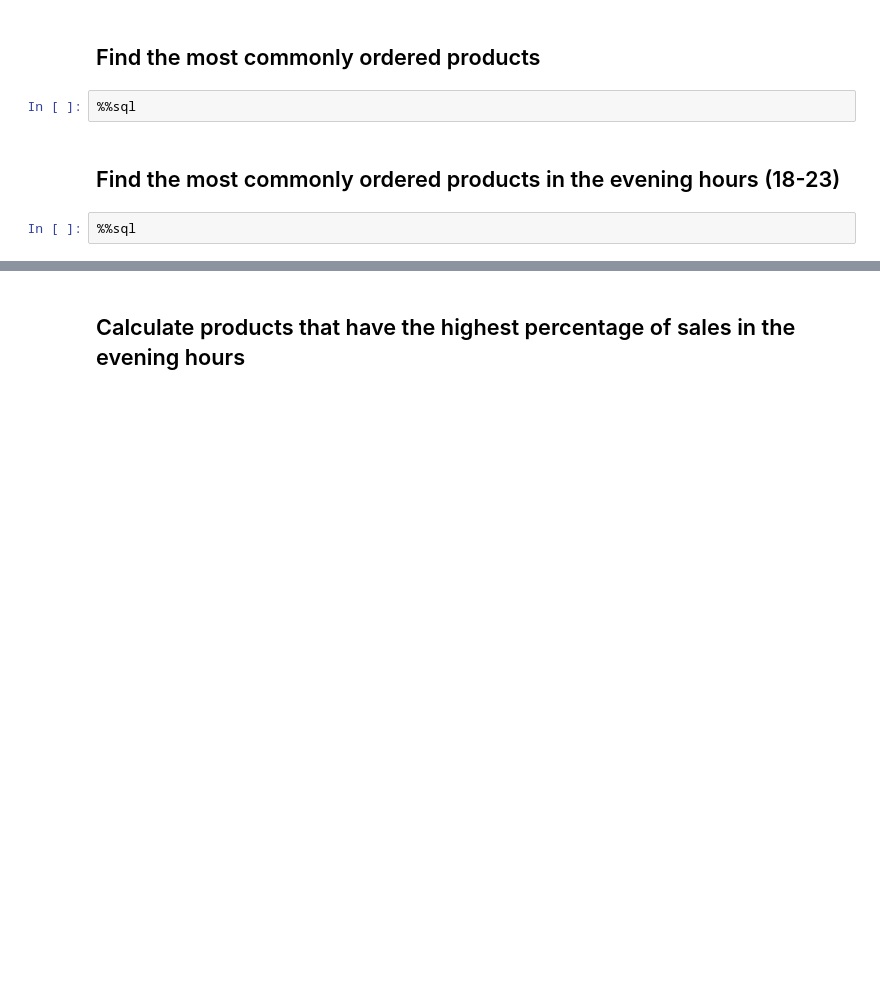
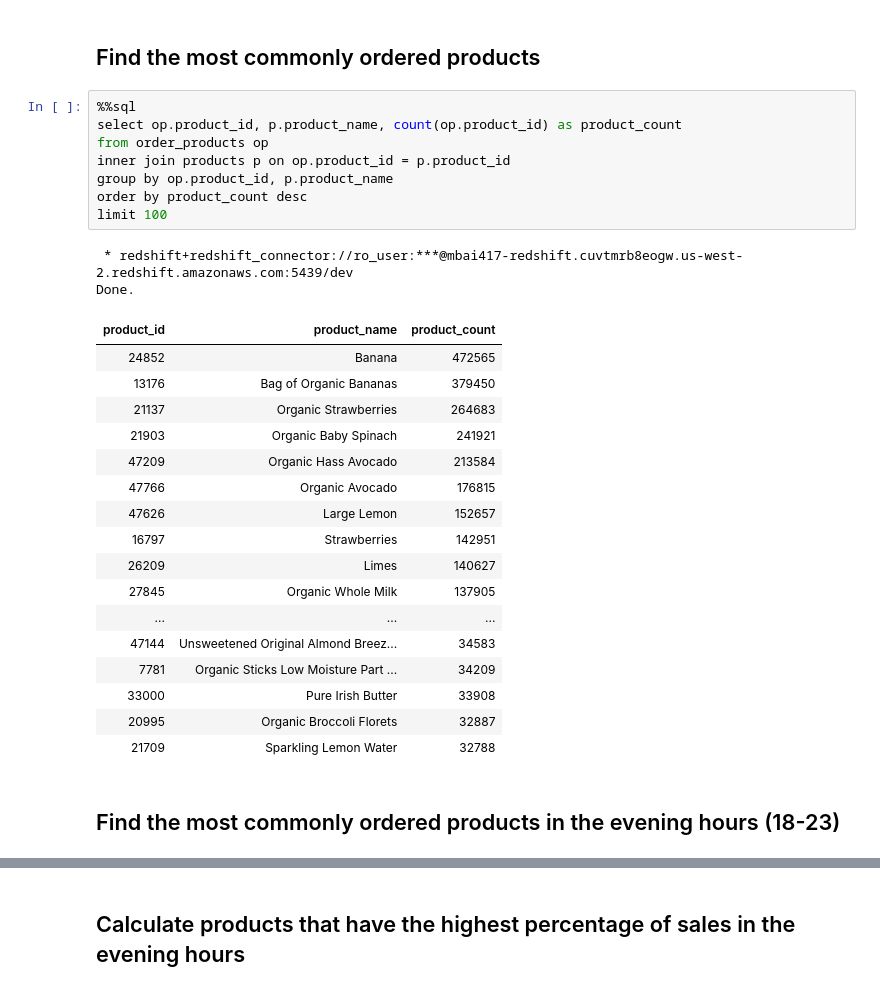
Before and after one commit to bharti0204/Hackathon_Python, a Jupyter notebook: data-models-databases/homework/Homework Assignment 1.ipynb, the cells around one changed output, grey strips where cells are left out. Drawn from its saved outputs; the diff is of its cells as text; blank space fills up the shorter version.

```diff
--- a/data-models-databases/homework/Homework Assignment 1.ipynb
+++ b/data-models-databases/homework/Homework Assignment 1.ipynb
@@ -99,8 +145,32 @@ Done.
 # %% [markdown]
 ## Find the most commonly ordered products
-# %%
-%%sql
+# %%
+%%sql
+select op.product_id, p.product_name, count(op.product_id) as product_count
+from order_products op
+inner join products p on op.product_id = p.product_id
+group by op.product_id, p.product_name
+order by product_count desc
+limit 100
+# %% [output]
+ * redshift+redshift_connector://ro_user:***@mbai417-redshift.cuvtmrb8eogw.us-west-2.redshift.amazonaws.com:5439/dev
+Done.
+| product_id | product_name | product_count |
+| 24852 | Banana | 472565 |
+| 13176 | Bag of Organic Bananas | 379450 |
+| 21137 | Organic Strawberries | 264683 |
+| 21903 | Organic Baby Spinach | 241921 |
+| 47209 | Organic Hass Avocado | 213584 |
+| 47766 | Organic Avocado | 176815 |
+| 47626 | Large Lemon | 152657 |
+| 16797 | Strawberries | 142951 |
+| 26209 | Limes | 140627 |
+| 27845 | Organic Whole Milk | 137905 |
+| ... | ... | ... |
+| 47144 | Unsweetened Original Almond Breez... | 34583 |
+| 7781 | Organic Sticks Low Moisture Part ... | 34209 |
+| 33000 | Pure Irish Butter | 33908 |
+| 20995 | Organic Broccoli Florets | 32887 |
+| 21709 | Sparkling Lemon Water | 32788 |
 # %% [markdown]
 ## Find the most commonly ordered products in the evening hours (18-23)
-# %%
-%%sql
```
Also changed, not shown: parts of 8 cells of this notebook.
